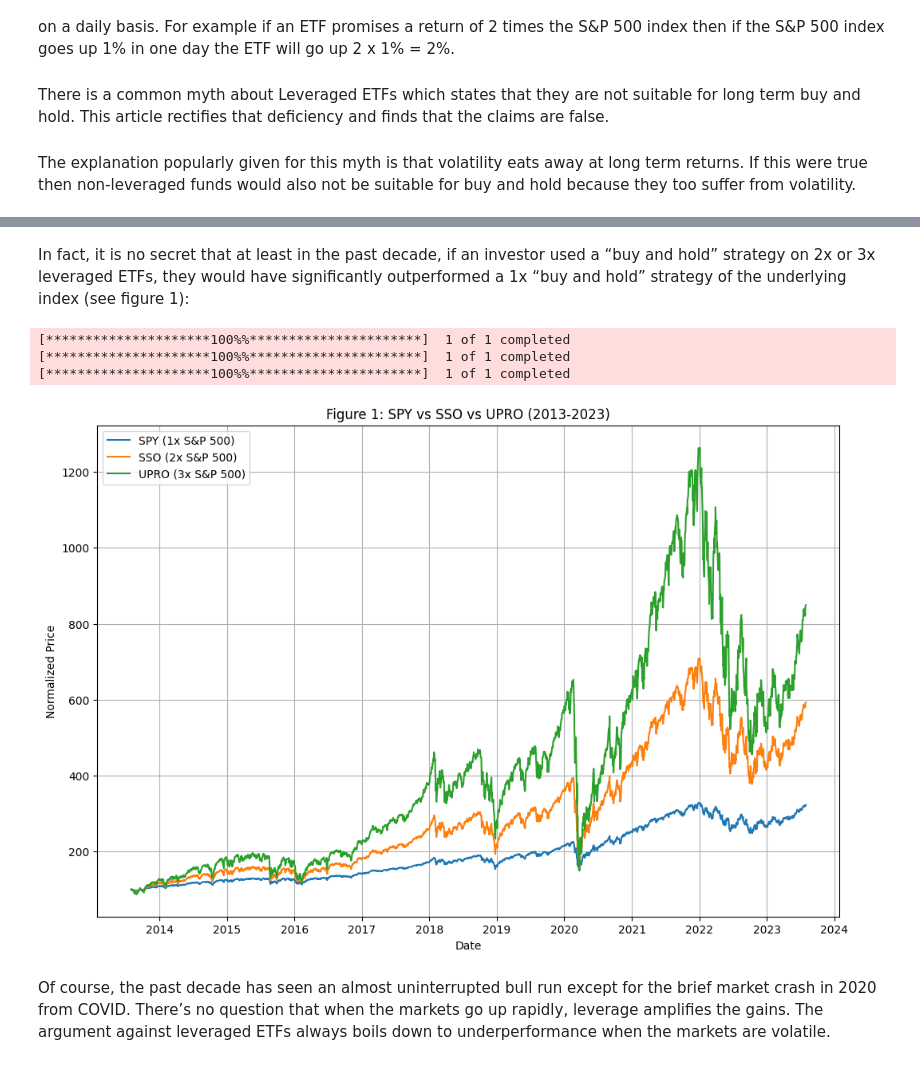
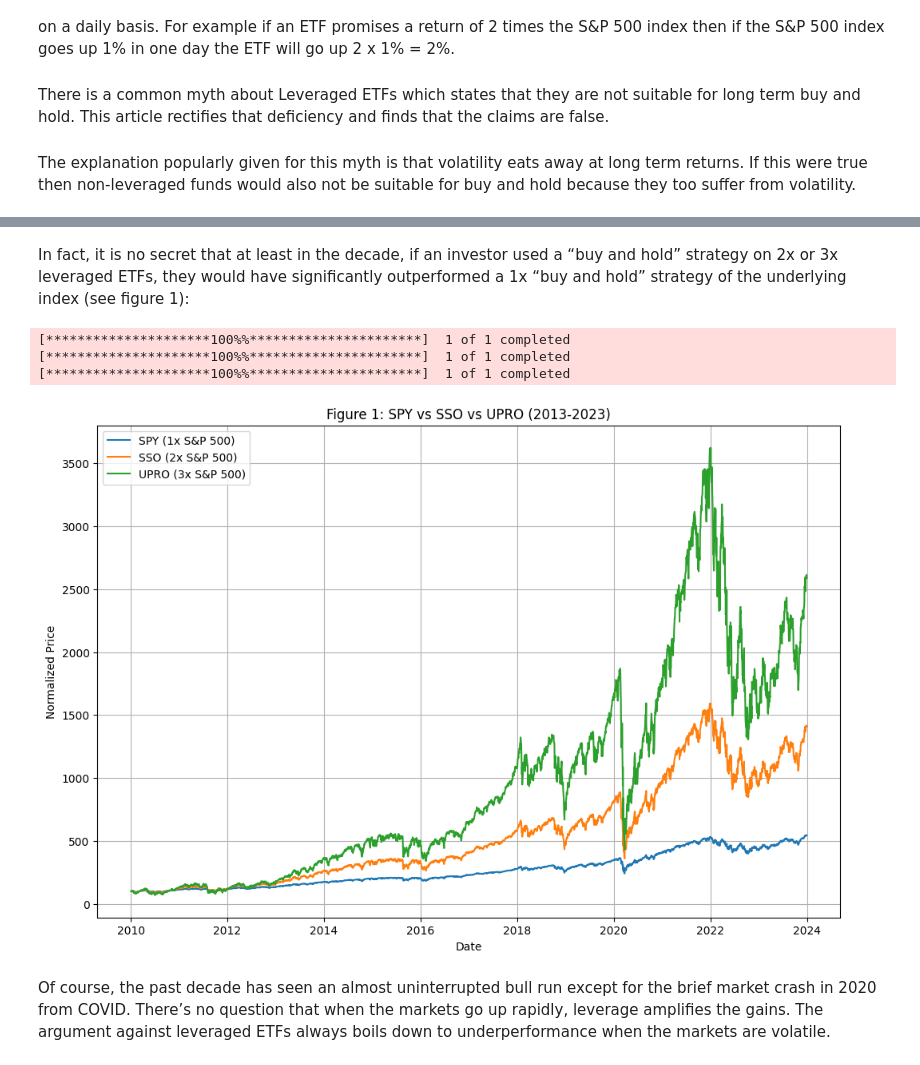
Before and after one commit to MohamadHabbal/Volatility-decay-in-LETFs, a Jupyter notebook: volatility decay research.ipynb, the cells around one changed output, grey strips where cells are left out. Cells and saved outputs as stored; diff of their text form; code cells hidden in the pictures.

Commit message:
started SPX simulation

```diff
--- a/volatility decay research.ipynb
+++ b/volatility decay research.ipynb
@@ -21,37 +47,36 @@ The myth has resulted from the belief that volatility drag will drag any leverag
 # %% [markdown]
-In fact, it is no secret that at least in the past decade, if an investor used a “buy and hold” strategy on 2x or 3x leveraged ETFs, they would have significantly outperformed a 1x “buy and hold” strategy of the underlying index (see figure 1):
+In fact, it is no secret that at least in the decade, if an investor used a “buy and hold” strategy on 2x or 3x leveraged ETFs, they would have significantly outperformed a 1x “buy and hold” strategy of the underlying index (see figure 1):
 # %%
 import yfinance as yf
-import matplotlib.pyplot as plt
 
 # Download historical data for SPY (1x S&P 500), SSO (2x S&P 500), and UPRO (3x S&P 500)
-start_date = '2013-08-01'
-end_date = '2023-08-01'
+start_date = '2010-01-01'
+end_date = '2024-01-01'
 spy = yf.download('SPY', start=start_date, end=end_date)
 sso = yf.download('SSO', start=start_date, end=end_date)
 upro = yf.download('UPRO', start=start_date, end=end_date)
 
 # Normalize the data to start at the same point
 spy['Normalized'] = spy['Adj Close'] / spy['Adj Close'].iloc[0] * 100
 sso['Normalized'] = sso['Adj Close'] / sso['Adj Close'].iloc[0] * 100
 upro['Normalized'] = upro['Adj Close'] / upro['Adj Close'].iloc[0] * 100
 
 # Plot the results
 plt.figure(figsize=(12, 8))
 plt.plot(spy['Normalized'], label='SPY (1x S&P 500)')
 plt.plot(sso['Normalized'], label='SSO (2x S&P 500)')
 plt.plot(upro['Normalized'], label='UPRO (3x S&P 500)')
 plt.title('Figure 1: SPY vs SSO vs UPRO (2013-2023)')
 plt.xlabel('Date')
 plt.ylabel('Normalized Price')
 plt.legend()
 plt.grid(True)
 plt.show()
 # %% [output]
 [*********************100%%**********************]  1 of 1 completed
 [*********************100%%**********************]  1 of 1 completed
 [*********************100%%**********************]  1 of 1 completed
-[figure, old version]
+[figure, new version]
 # %% [markdown]
 Of course, the past decade has seen an almost uninterrupted bull run except for the brief market crash in 2020 from COVID. There’s no question that when the markets go up rapidly, leverage amplifies the gains. The argument against leveraged ETFs always boils down to underperformance when the markets are volatile.
 # %% [markdown]
```
Also changed, not shown: parts of 5 cells of this notebook.
